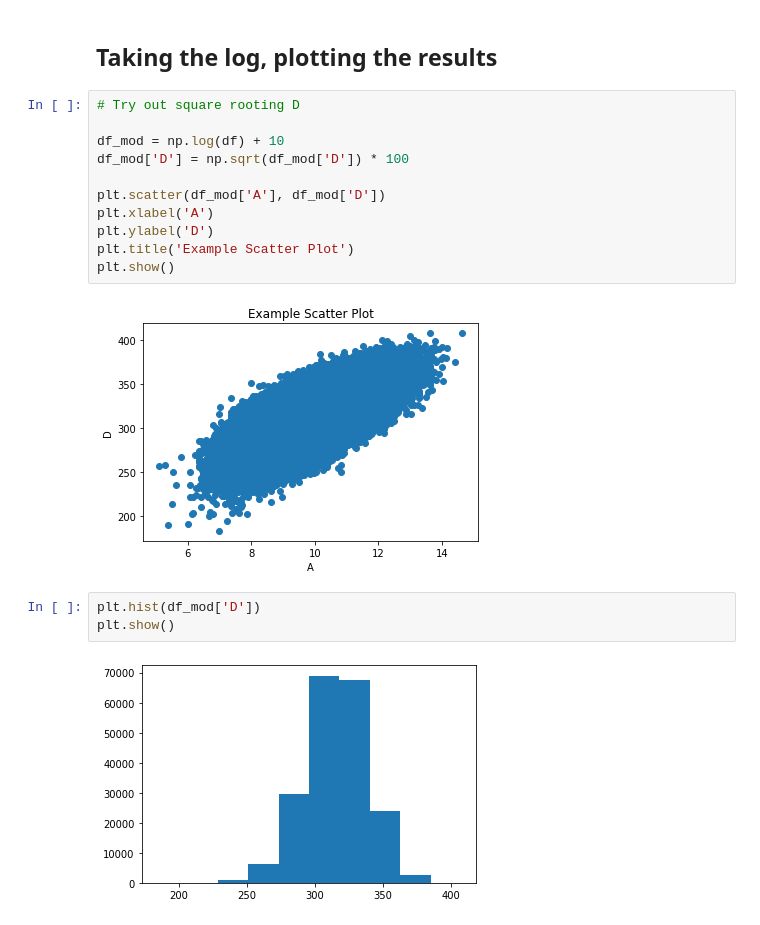
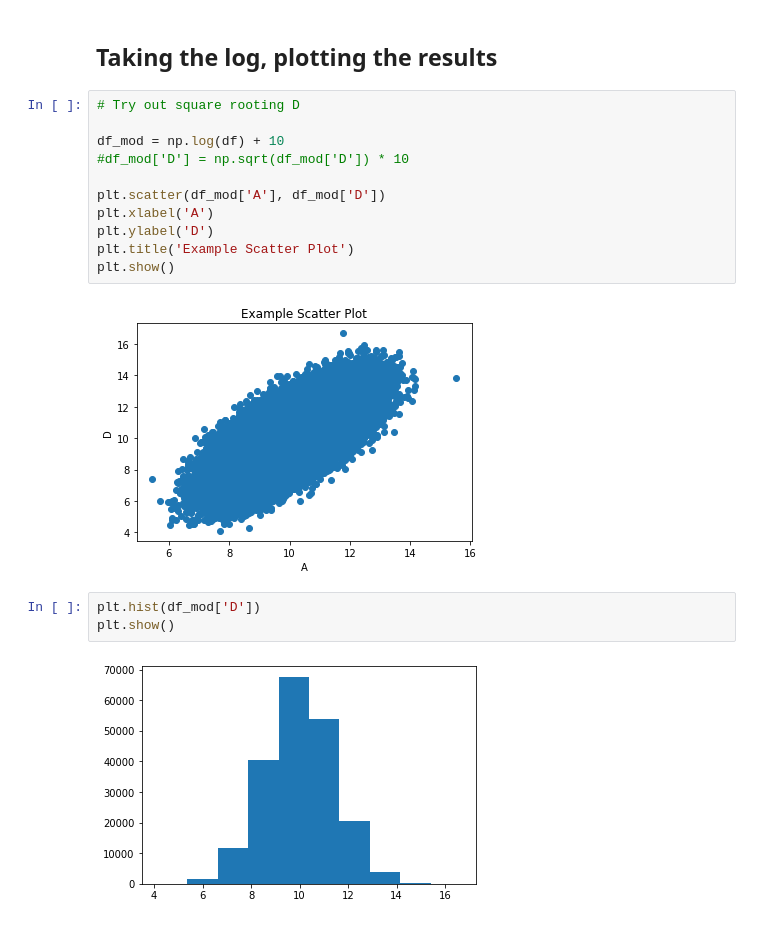
Before and after one commit to mbswirsky/git_example, a Jupyter notebook: example_notebook.ipynb, the cells around one changed output. Saved outputs shown, nothing was run; the diff lists cells and outputs as text.

Commit message:
Update example_notebook.ipynb
Undo sqrt, remove regression models

```diff
--- a/example_notebook.ipynb
+++ b/example_notebook.ipynb
@@ -29,21 +29,21 @@ df.head()
 # %%
 # Try out square rooting D
 
 df_mod = np.log(df) + 10
-df_mod['D'] = np.sqrt(df_mod['D']) * 100
+#df_mod['D'] = np.sqrt(df_mod['D']) * 10
 
 plt.scatter(df_mod['A'], df_mod['D'])
 plt.xlabel('A')
 plt.ylabel('D')
 plt.title('Example Scatter Plot')
 plt.show()
 # %% [output]
-[figure, old version]
+[figure, new version]
 # %%
 plt.hist(df_mod['D'])
 plt.show()
 # %% [output]
-[figure, old version]
+[figure, new version]
 # %%
 plt.scatter(df_mod['A'], df_mod['C'], c=df_mod['D'])
 plt.title('Some Title')
```
Also changed, not shown: parts of 6 cells of this notebook.
